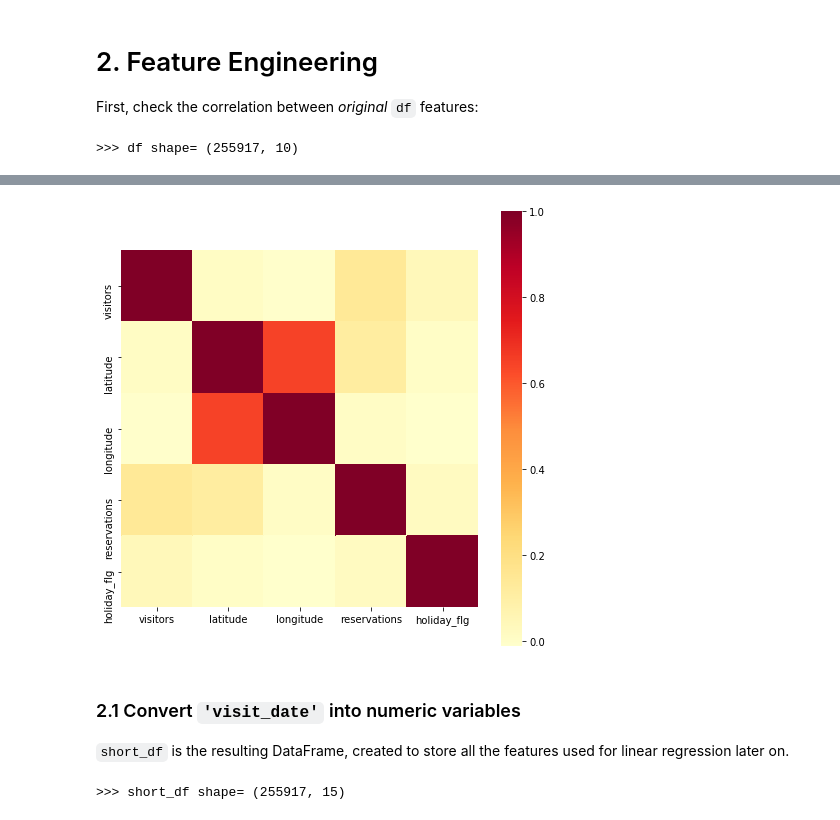
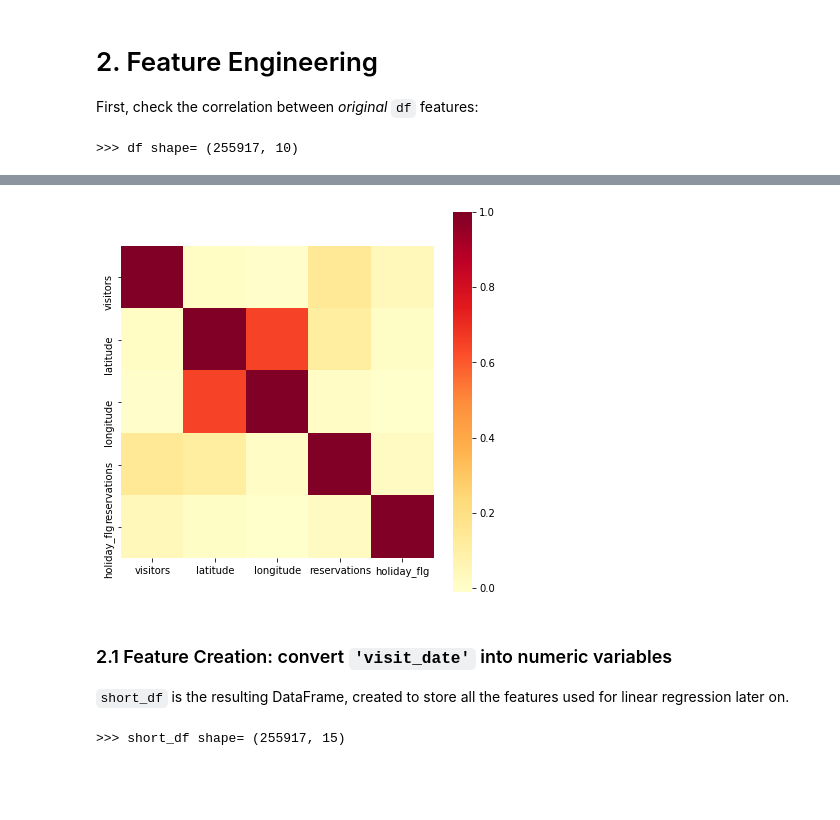
Before and after one commit to karlphillip/DataScience, a Jupyter notebook: Capstone Project1/3_regression.ipynb, the cells around one changed output, grey strips where cells are left out. Saved outputs shown, nothing was run; the diff lists cells and outputs as text; code cells hidden in the pictures; blank space fills up the shorter version.

```diff
--- a/Capstone Project1/3_regression.ipynb
+++ b/Capstone Project1/3_regression.ipynb
@@ -46,23 +46,23 @@ First, check the correlation between *original* `df` features:
 # %%
 print('>>> df shape=', df.shape)
 display(df.head(5))
 
 # Plot correlation between different features
-plt.figure(figsize=(8, 8))
+plt.figure(figsize=(7, 7))
 sns.heatmap(df.corr(), square=True, cmap='YlOrRd') # RdBu_r, YlOrRd
 plt.plot()
 plt.show()
 # %% [output]
 >>> df shape= (255917, 10)
 |  | air_store_id | visit_date | visitors | genre_name | area_name | latitude | longitude | reservations | ... |
 | 0 | air_ba937bf13d40fb24 | 2016-01-13 | 25 | Dining bar | Tōkyō-to Minato-ku Shibakōen | 35.658068 | 139.751599 | -1.0 | ... |
 | 1 | air_ba937bf13d40fb24 | 2016-01-14 | 32 | Dining bar | Tōkyō-to Minato-ku Shibakōen | 35.658068 | 139.751599 | -1.0 | ... |
 | 2 | air_ba937bf13d40fb24 | 2016-01-15 | 29 | Dining bar | Tōkyō-to Minato-ku Shibakōen | 35.658068 | 139.751599 | -1.0 | ... |
 | 3 | air_ba937bf13d40fb24 | 2016-01-16 | 22 | Dining bar | Tōkyō-to Minato-ku Shibakōen | 35.658068 | 139.751599 | -1.0 | ... |
 | 4 | air_ba937bf13d40fb24 | 2016-01-18 | 6 | Dining bar | Tōkyō-to Minato-ku Shibakōen | 35.658068 | 139.751599 | -1.0 | ... |
-[figure, old version]
+[figure, new version]
 # %% [markdown]
-### 2.1 Convert `'visit_date'` into numeric variables
+### 2.1 Feature Creation: convert `'visit_date'` into numeric variables
 
 `short_df` is the resulting DataFrame, created to store all the features used for linear regression later on.
 # %%
```
Also changed, not shown: parts of 34 cells of this notebook.
